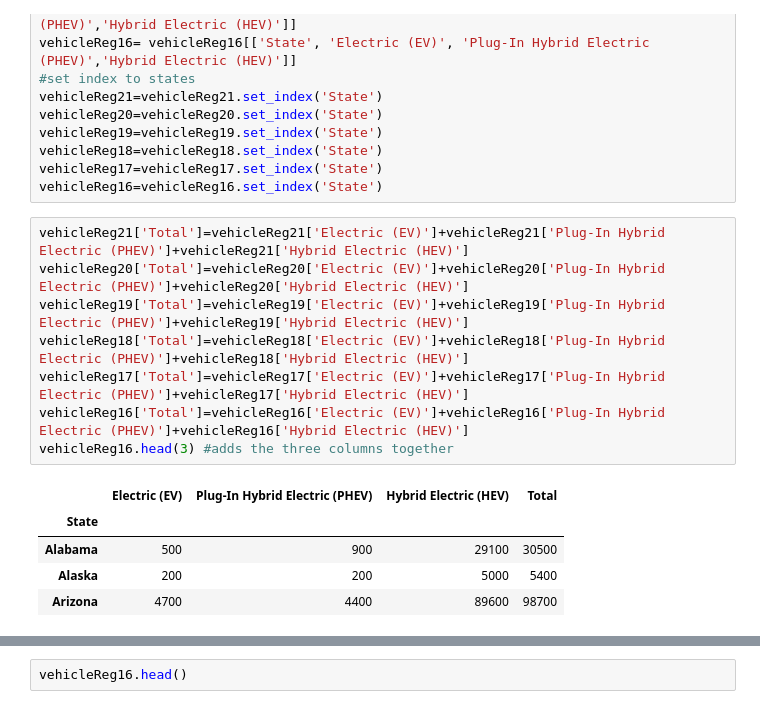
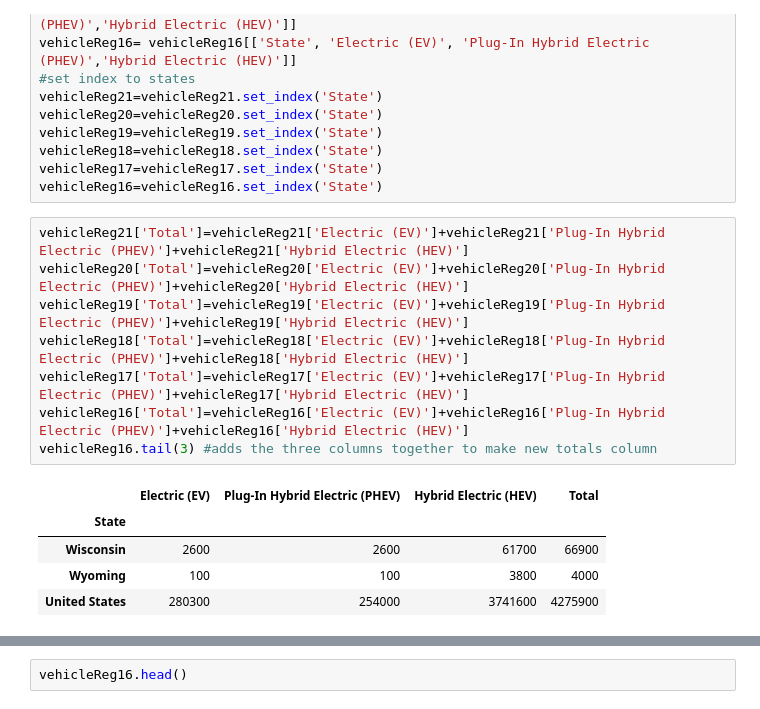
Before and after one commit to nhle95/Project1_group4, a Jupyter notebook: Electric_Car_Count.ipynb, the cells around one changed output, grey strips where cells are left out. Cells and saved outputs as stored; diff of their text form.

```diff
--- a/Electric_Car_Count.ipynb
+++ b/Electric_Car_Count.ipynb
@@ -49,14 +52,14 @@ vehicleReg16=vehicleReg16.set_index('State')
 # %%
 vehicleReg21['Total']=vehicleReg21['Electric (EV)']+vehicleReg21['Plug-In Hybrid Electric (PHEV)']+vehicleReg21['Hybrid Electric (HEV)']
 vehicleReg20['Total']=vehicleReg20['Electric (EV)']+vehicleReg20['Plug-In Hybrid Electric (PHEV)']+vehicleReg20['Hybrid Electric (HEV)']
 vehicleReg19['Total']=vehicleReg19['Electric (EV)']+vehicleReg19['Plug-In Hybrid Electric (PHEV)']+vehicleReg19['Hybrid Electric (HEV)']
 vehicleReg18['Total']=vehicleReg18['Electric (EV)']+vehicleReg18['Plug-In Hybrid Electric (PHEV)']+vehicleReg18['Hybrid Electric (HEV)']
 vehicleReg17['Total']=vehicleReg17['Electric (EV)']+vehicleReg17['Plug-In Hybrid Electric (PHEV)']+vehicleReg17['Hybrid Electric (HEV)']
 vehicleReg16['Total']=vehicleReg16['Electric (EV)']+vehicleReg16['Plug-In Hybrid Electric (PHEV)']+vehicleReg16['Hybrid Electric (HEV)']
-vehicleReg16.head(3) #adds the three columns together
+vehicleReg16.tail(3) #adds the three columns together to make new totals column
 # %% [output]
 |  | Electric (EV) | Plug-In Hybrid Electric (PHEV) | Hybrid Electric (HEV) | Total |
 | State |  |  |  |  |
-| Alabama | 500 | 900 | 29100 | 30500 |
-| Alaska | 200 | 200 | 5000 | 5400 |
-| Arizona | 4700 | 4400 | 89600 | 98700 |
+| Wisconsin | 2600 | 2600 | 61700 | 66900 |
+| Wyoming | 100 | 100 | 3800 | 4000 |
+| United States | 280300 | 254000 | 3741600 | 4275900 |
```
Also changed, not shown: parts of 10 cells of this notebook.
